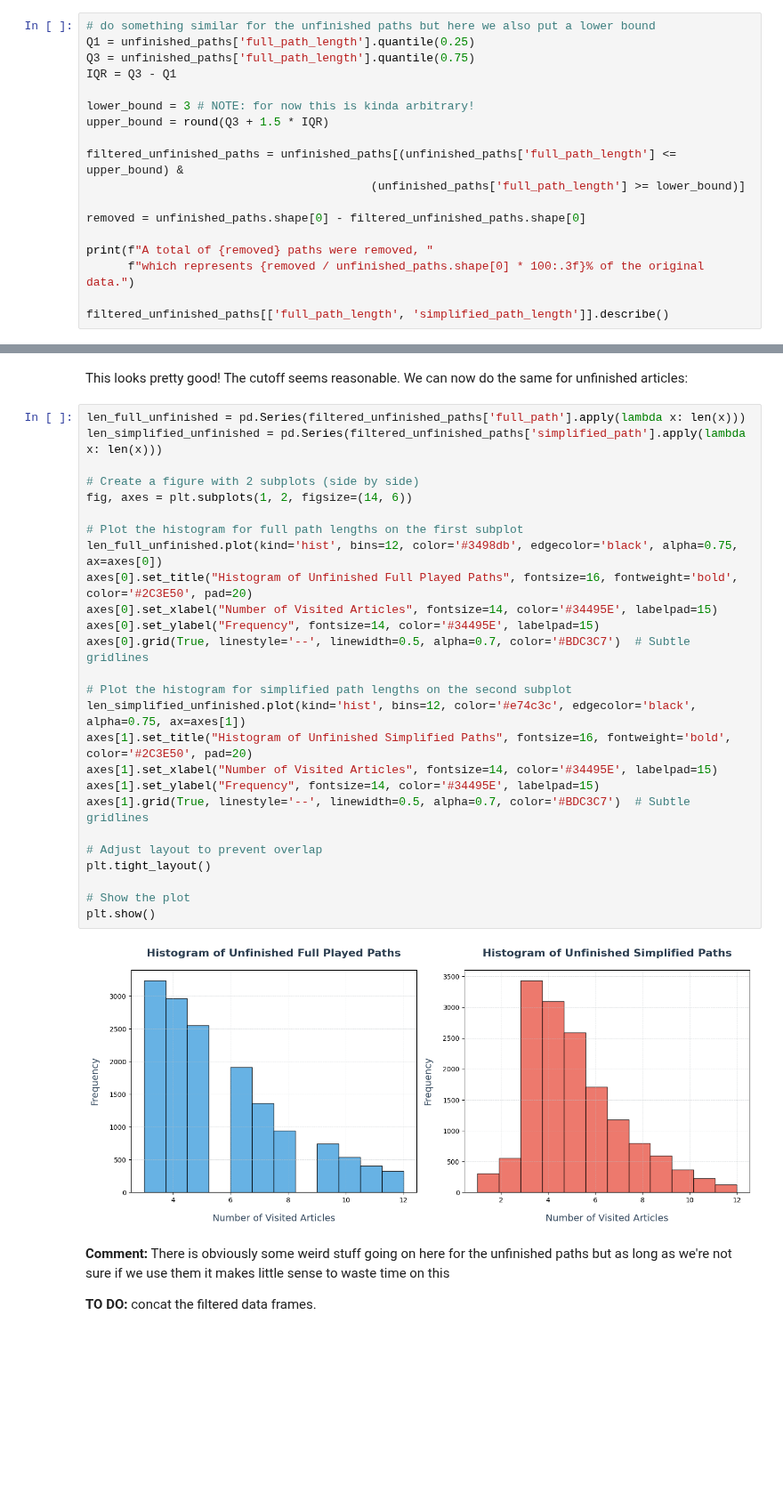
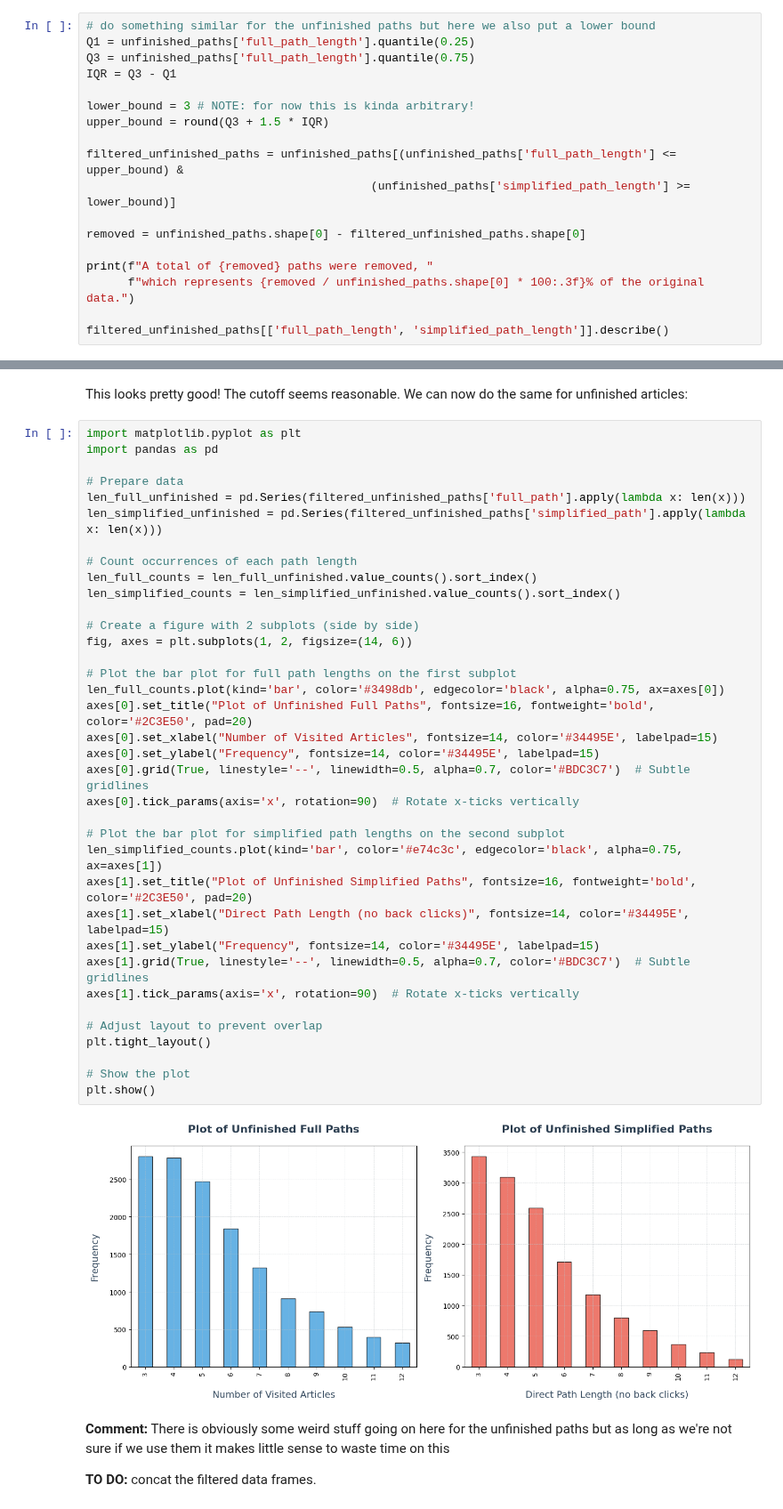
Before and after one commit to epfl-ada/ada-2024-project-adaholiks, a Jupyter notebook: statistical_analysis.ipynb, the cells around one changed output, grey strips where cells are left out. Shown at 89% size. Cells and saved outputs as stored; diff of their text form; blank space fills up the shorter version.

```diff
--- a/statistical_analysis.ipynb
+++ b/statistical_analysis.ipynb
@@ -192,7 +192,7 @@ lower_bound = 3 # NOTE: for now this is kinda arbitrary!
 upper_bound = round(Q3 + 1.5 * IQR)
 
 filtered_unfinished_paths = unfinished_paths[(unfinished_paths['full_path_length'] <= upper_bound) &
-                                         (unfinished_paths['full_path_length'] >= lower_bound)]
+                                         (unfinished_paths['simplified_path_length'] >= lower_bound)]
 
 removed = unfinished_paths.shape[0] - filtered_unfinished_paths.shape[0]
 
@@ -248,33 +253,43 @@ plt.show()
 This looks pretty good! The cutoff seems reasonable.
 We can now do the same for unfinished articles:
 # %%
+import matplotlib.pyplot as plt
+import pandas as pd
+
+# Prepare data
 len_full_unfinished = pd.Series(filtered_unfinished_paths['full_path'].apply(lambda x: len(x)))
 len_simplified_unfinished = pd.Series(filtered_unfinished_paths['simplified_path'].apply(lambda x: len(x)))
+
+# Count occurrences of each path length
+len_full_counts = len_full_unfinished.value_counts().sort_index()
+len_simplified_counts = len_simplified_unfinished.value_counts().sort_index()
 
 # Create a figure with 2 subplots (side by side)
 fig, axes = plt.subplots(1, 2, figsize=(14, 6))
 
-# Plot the histogram for full path lengths on the first subplot
-len_full_unfinished.plot(kind='hist', bins=12, color='#3498db', edgecolor='black', alpha=0.75, ax=axes[0])
-axes[0].set_title("Histogram of Unfinished Full Played Paths", fontsize=16, fontweight='bold', color='#2C3E50', pad=20)
+# Plot the bar plot for full path lengths on the first subplot
+len_full_counts.plot(kind='bar', color='#3498db', edgecolor='black', alpha=0.75, ax=axes[0])
+axes[0].set_title("Plot of Unfinished Full Paths", fontsize=16, fontweight='bold', color='#2C3E50', pad=20)
 axes[0].set_xlabel("Number of Visited Articles", fontsize=14, color='#34495E', labelpad=15)
 axes[0].set_ylabel("Frequency", fontsize=14, color='#34495E', labelpad=15)
 axes[0].grid(True, linestyle='--', linewidth=0.5, alpha=0.7, color='#BDC3C7')  # Subtle gridlines
+axes[0].tick_params(axis='x', rotation=90)  # Rotate x-ticks vertically
 
-# Plot the histogram for simplified path lengths on the second subplot
-len_simplified_unfinished.plot(kind='hist', bins=12, color='#e74c3c', edgecolor='black', alpha=0.75, ax=axes[1])
-axes[1].set_title("Histogram of Unfinished Simplified Paths", fontsize=16, fontweight='bold', color='#2C3E50', pad=20)
-axes[1].set_xlabel("Number of Visited Articles", fontsize=14, color='#34495E', labelpad=15)
+# Plot the bar plot for simplified path lengths on the second subplot
+len_simplified_counts.plot(kind='bar', color='#e74c3c', edgecolor='black', alpha=0.75, ax=axes[1])
+axes[1].set_title("Plot of Unfinished Simplified Paths", fontsize=16, fontweight='bold', color='#2C3E50', pad=20)
+axes[1].set_xlabel("Direct Path Length (no back clicks)", fontsize=14, color='#34495E', labelpad=15)
 axes[1].set_ylabel("Frequency", fontsize=14, color='#34495E', labelpad=15)
 axes[1].grid(True, linestyle='--', linewidth=0.5, alpha=0.7, color='#BDC3C7')  # Subtle gridlines
+axes[1].tick_params(axis='x', rotation=90)  # Rotate x-ticks vertically
 
 # Adjust layout to prevent overlap
 plt.tight_layout()
 
 # Show the plot
 plt.show()
 # %% [output]
-[figure, old version]
+[figure, new version]
 # %% [markdown]
 **Comment:**
 There is obviously some weird stuff going on here for the unfinished paths but as long as we're not sure if we use them it makes little sense to waste time on this
```
Also changed, not shown: parts of 3 cells of this notebook.
